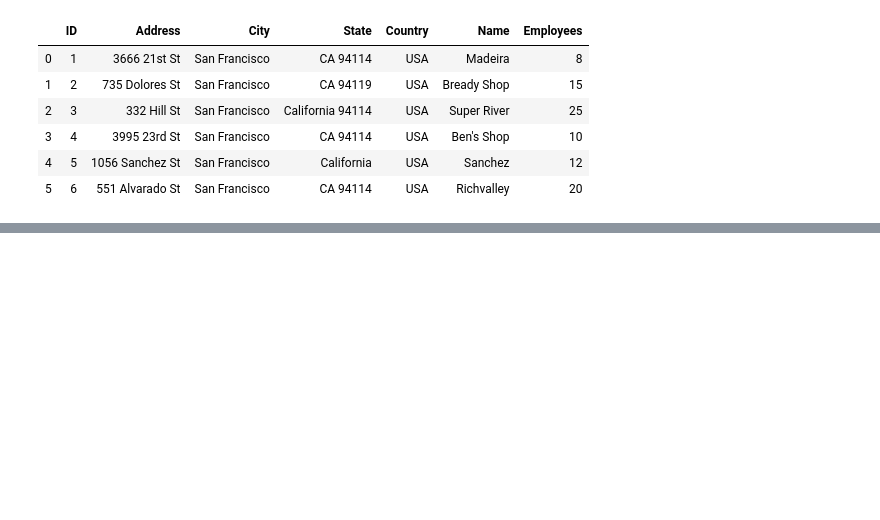
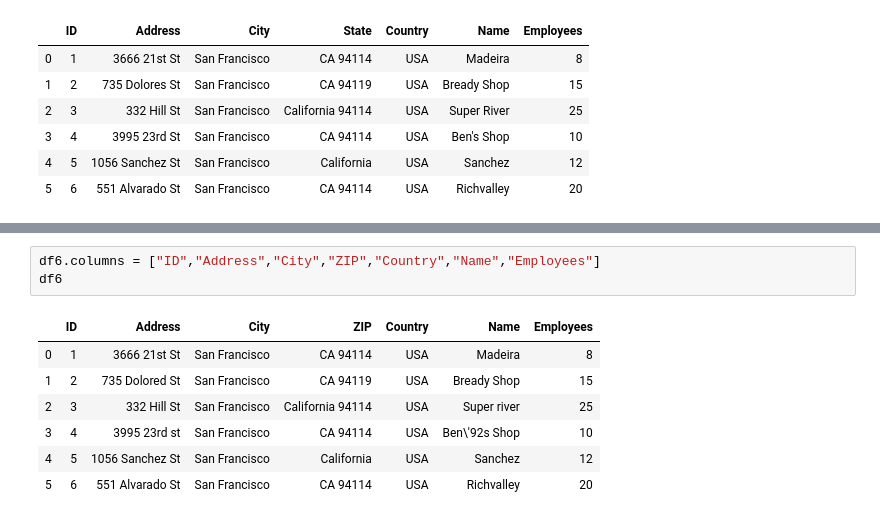
Before and after one commit to ajay1706/data-analysis-jn, a Jupyter notebook: supermarket/Untitled.ipynb, the cells around one changed output, grey strips where cells are left out. Drawn from its saved outputs; the diff is of its cells as text; blank space fills up the shorter version.

```diff
--- a/supermarket/Untitled.ipynb
+++ b/supermarket/Untitled.ipynb
@@ -108 +108,12 @@ df6
+# %%
+df6.columns = ["ID","Address","City","ZIP","Country","Name","Employees"]
+df6
+# %% [output]
+|  | ID | Address | City | ZIP | Country | Name | Employees |
+| 0 | 1 | 3666 21st St | San Francisco | CA 94114 | USA | Madeira | 8 |
+| 1 | 2 | 735 Dolored St | San Francisco | CA 94119 | USA | Bready Shop | 15 |
+| 2 | 3 | 332 Hill St | San Francisco | California 94114 | USA | Super river | 25 |
+| 3 | 4 | 3995 23rd st | San Francisco | CA 94114 | USA | Ben\'92s Shop | 10 |
+| 4 | 5 | 1056 Sanchez St | San Francisco | California | USA | Sanchez | 12 |
+| 5 | 6 | 551 Alvarado St | San Francisco | CA 94114 | USA | Richvalley | 20 |
 # %%
```
Also changed, not shown: parts of 10 cells of this notebook.
